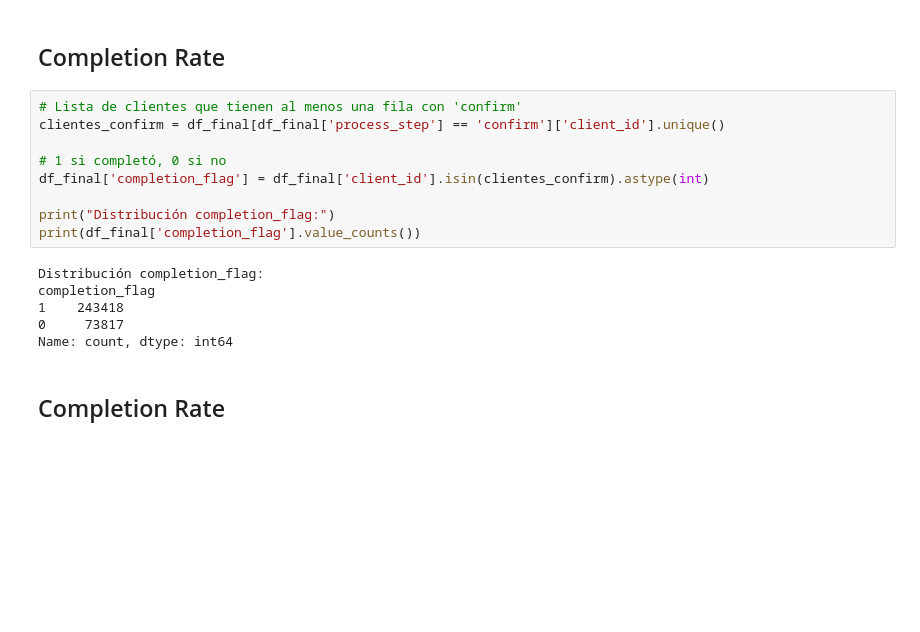
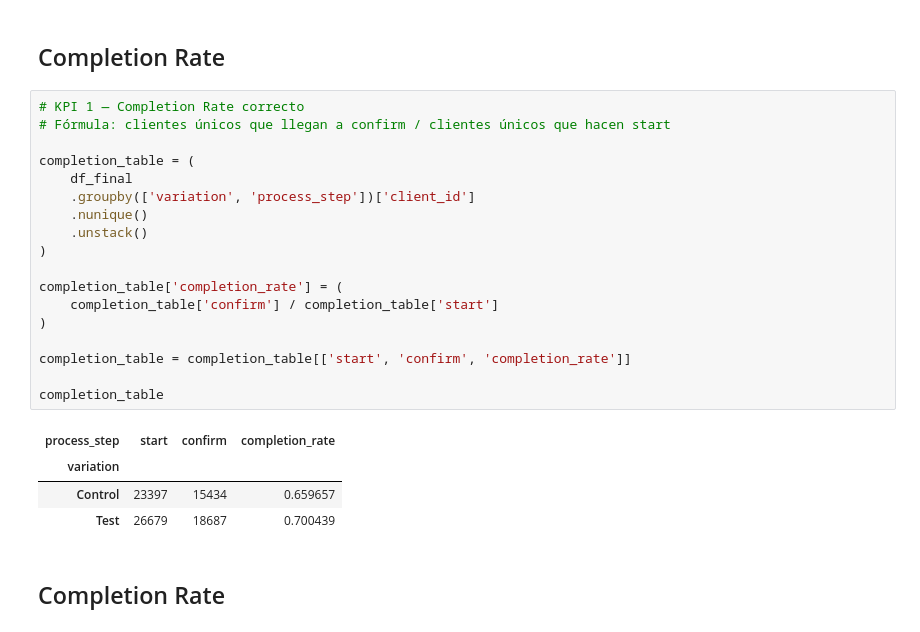
Before and after one commit to demonvaa/vanguard-ab-test, a Jupyter notebook: Proyecto_2.ipynb, the cells around one changed output. Saved outputs shown, nothing was run; the diff lists cells and outputs as text; blank space fills up the shorter version.

```diff
--- a/Proyecto_2.ipynb
+++ b/Proyecto_2.ipynb
@@ -507,20 +493,28 @@ Name: proportion, dtype: float64
 # %% [markdown]
 ## Completion Rate
 # %%
-# Lista de clientes que tienen al menos una fila con 'confirm'
-clientes_confirm = df_final[df_final['process_step'] == 'confirm']['client_id'].unique()
+# KPI 1 — Completion Rate correcto
+# Fórmula: clientes únicos que llegan a confirm / clientes únicos que hacen start
 
-# 1 si completó, 0 si no
-df_final['completion_flag'] = df_final['client_id'].isin(clientes_confirm).astype(int)
+completion_table = (
+    df_final
+    .groupby(['variation', 'process_step'])['client_id']
+    .nunique()
+    .unstack()
+)
 
-print("Distribución completion_flag:")
-print(df_final['completion_flag'].value_counts())
+completion_table['completion_rate'] = (
+    completion_table['confirm'] / completion_table['start']
+)
+
+completion_table = completion_table[['start', 'confirm', 'completion_rate']]
+
+completion_table
 # %% [output]
-Distribución completion_flag:
-completion_flag
-1    243418
-0     73817
-Name: count, dtype: int64
+| process_step | start | confirm | completion_rate |
+| variation |  |  |  |
+| Control | 23397 | 15434 | 0.659657 |
+| Test | 26679 | 18687 | 0.700439 |
 # %% [markdown]
 ## Completion Rate
 # %%
```
Also changed, not shown: parts of 20 cells of this notebook.
